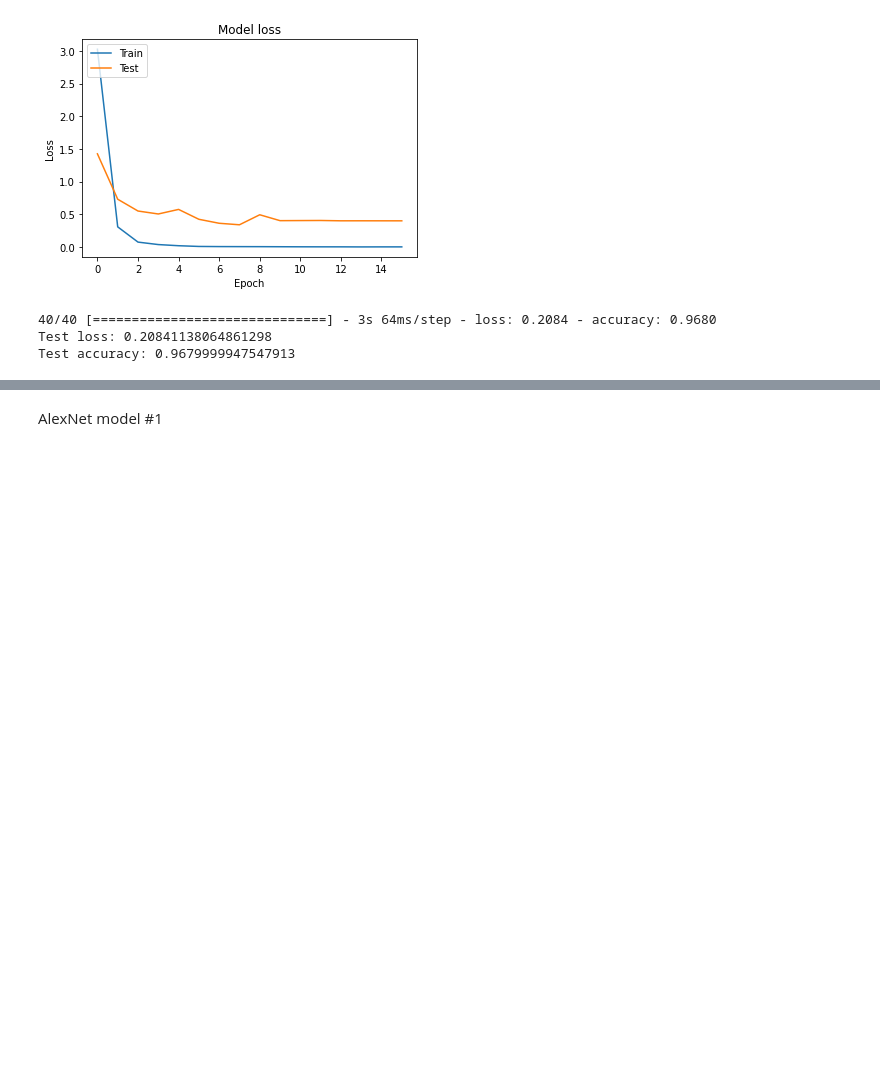
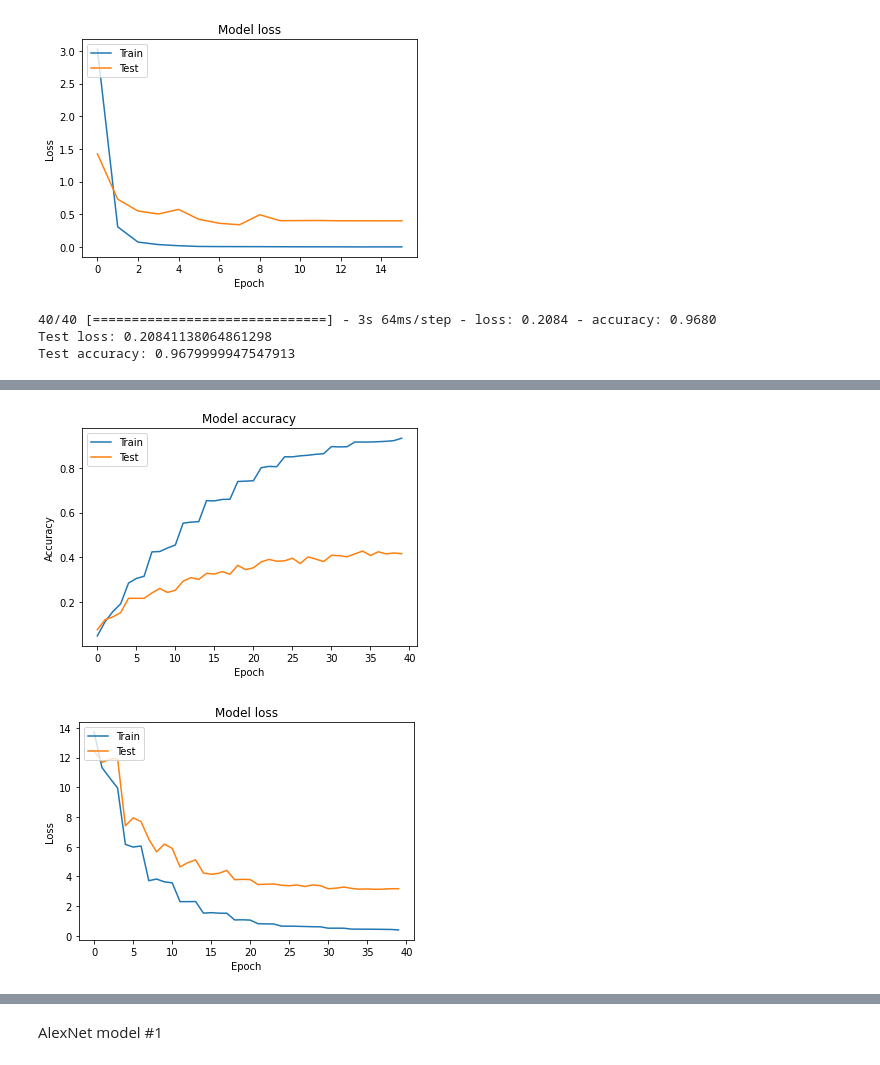
Before and after one commit to Mohamed-Elhoufy/GitHubFiles, a Jupyter notebook: AI_Classification_250_Bird_Species_.ipynb, the cells around one changed output, grey strips where cells are left out. Saved outputs shown, nothing was run; the diff lists cells and outputs as text; code cells hidden in the pictures; blank space fills up the shorter version.

```diff
--- a/AI_Classification_250_Bird_Species_.ipynb
+++ b/AI_Classification_250_Bird_Species_.ipynb
@@ -450,0 +689,26 @@ Test accuracy: 0.9679999947547913
+# %%
+#plot accuracy vs epoch
+plt.plot(history.history['accuracy'])
+plt.plot(history.history['val_accuracy'])
+plt.title('Model accuracy')
+plt.ylabel('Accuracy')
+plt.xlabel('Epoch')
+plt.legend(['Train', 'Test'], loc='upper left')
+plt.show()
+
+# Plot loss values vs epoch
+plt.plot(history.history['loss'])
+plt.plot(history.history['val_loss'])
+plt.title('Model loss')
+plt.ylabel('Loss')
+plt.xlabel('Epoch')
+plt.legend(['Train', 'Test'], loc='upper left')
+plt.show()
+
+# Evaluate against test data.
+scores = model.evaluate(test_data, verbose=1)
+print('Test loss:', scores[0])
+print('Test accuracy:', scores[1])
+# %% [output]
+[figure, added]
+[figure, added]
```
Also changed, not shown: parts of 30 cells of this notebook.
